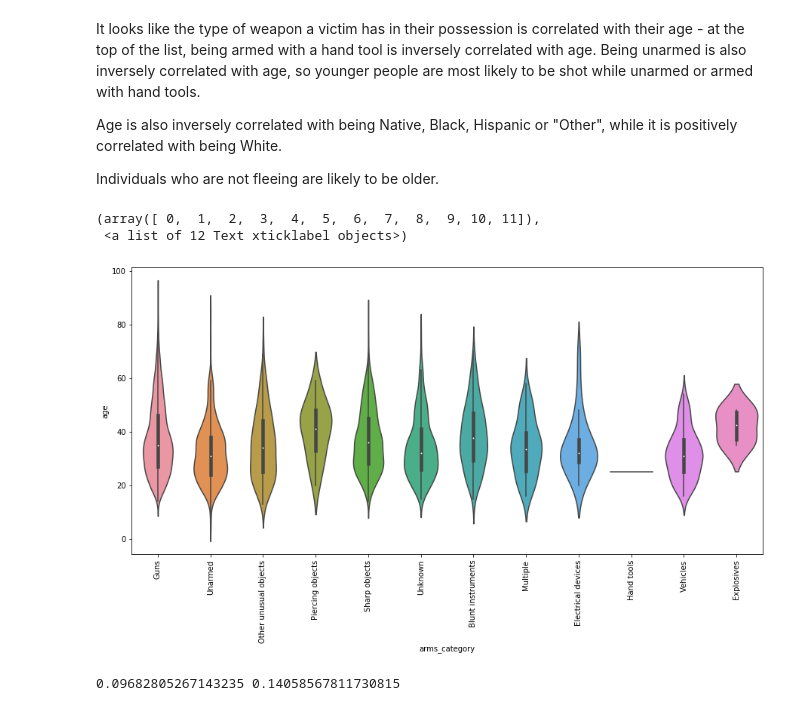
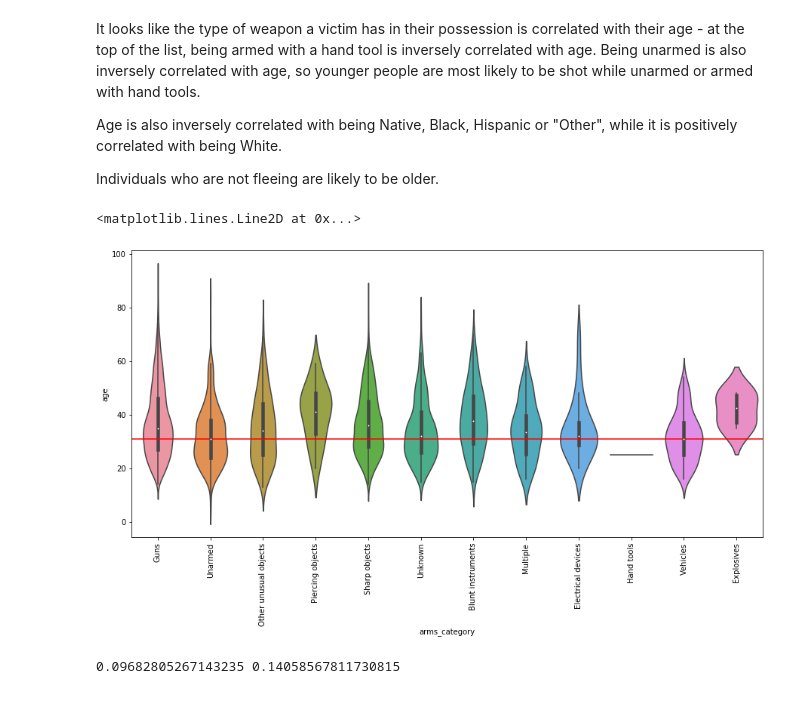
Before and after one commit to eringill/police_shootings, a Jupyter notebook: police_shootings.ipynb, the cells around one changed output. Cells and saved outputs as stored; diff of their text form; code cells hidden in the pictures.

Commit message:
plot update

```diff
--- a/police_shootings.ipynb
+++ b/police_shootings.ipynb
@@ -256,15 +256,18 @@ while it is positively correlated with being White.
 Individuals who are not fleeing are likely to be older.
 # %%
 #Let's see if we can examine this in more detail this visually
+#How do the distributions of ages of individuals who have different
+#types of arms in their possession compare to each other?
 df_plot = df_clean[['arms_category', 'age']]
 
 fig, ax = plt.subplots(figsize = (15, 7))
 sns.violinplot(x = df_plot['arms_category'], y = df_plot['age'])
 plt.xticks(rotation=90)
+#plot median age of unarmed individuals as horizontal red line
+plt.axhline(y = df_plot[df_plot['arms_category'] == 'Unarmed'].age.median(), color = 'r')
 # %% [output]
-(array([ 0,  1,  2,  3,  4,  5,  6,  7,  8,  9, 10, 11]),
- <a list of 12 Text xticklabel objects>)
+<matplotlib.lines.Line2D at 0x...>
-[figure, old version]
+[figure, new version]
 # %%
 #Now let's add state back into the model and see if location is correlated with
 #the victims' ages
```
Also changed, not shown: parts of 1 cell of this notebook.
